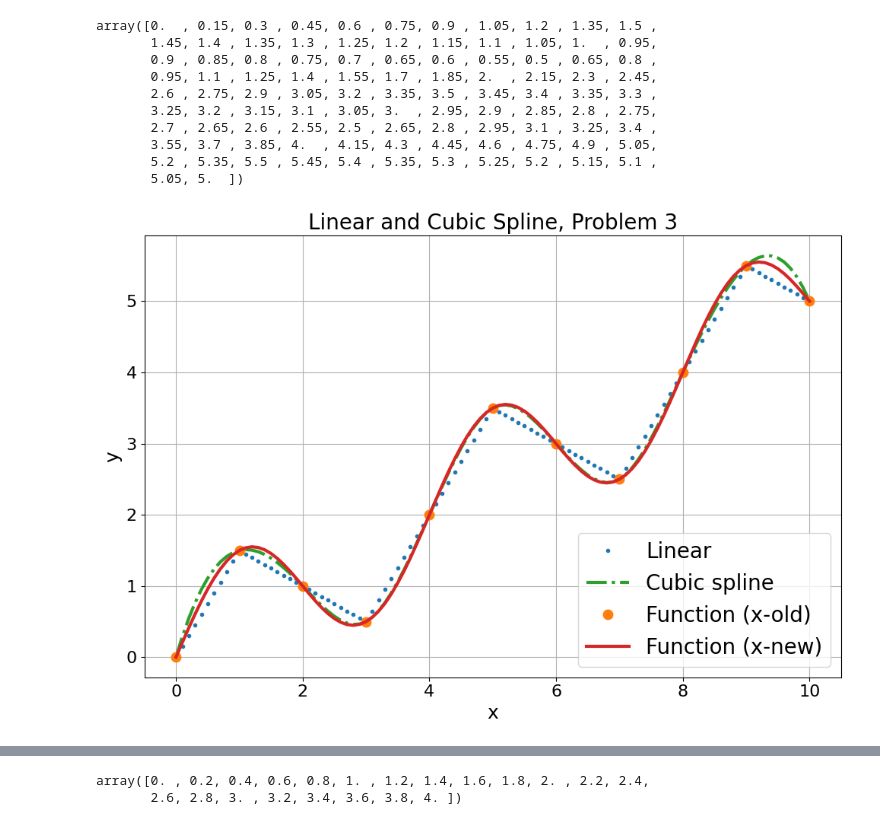
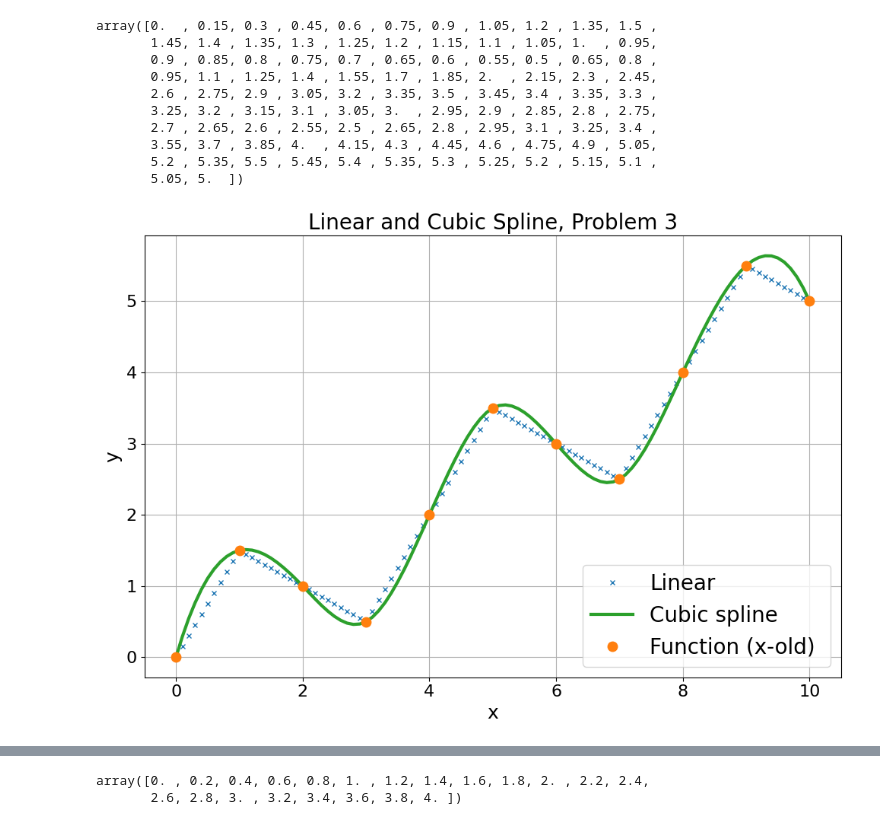
Before and after one commit to galih123star/computational2026, a Jupyter notebook: HW01_CPA.ipynb, the cells around one changed output, grey strips where cells are left out. Drawn from its saved outputs; the diff is of its cells as text; code cells hidden in the pictures.

```diff
--- a/HW01_CPA.ipynb
+++ b/HW01_CPA.ipynb
@@ -236,23 +225,23 @@ array([0.  , 0.15, 0.3 , 0.45, 0.6 , 0.75, 0.9 , 1.05, 1.2 , 1.35, 1.5 ,
 # %%
 plt.figure(figsize=(10, 7))
 
-plt.plot(x2new, y2new, 'o', label='Linear', color='tab:blue', markersize=3)
-plt.plot(x2new, y2_cubic, label='Cubic spline', color='tab:green', linewidth=3, linestyle='-.')
+plt.plot(x2new, y2new, 'x', label='Linear', color='tab:blue', markersize=5)
+plt.plot(x2new, y2_cubic, label='Cubic spline', color='tab:green', linewidth=3)
 plt.plot(x2, y2, 'o', label='Function (x-old) ', color='tab:orange', markersize=9)
-plt.plot(x2new, func(x2new), label='Function (x-new)', color='tab:red', linewidth=3)
+#plt.plot(x2new, func(x2new), label='Function (x-new)', color='tab:red', linewidth=3)
 
 plt.xlabel('x', size=18)
 plt.ylabel('y', size=18)
 plt.xticks(size=16)
 plt.yticks(size=16)
 plt.title('Linear and Cubic Spline, Problem 3', size=20)
 plt.legend(loc='lower right', fontsize=20)
 plt.grid(True)
 plt.tight_layout()
-#plt.savefig('HW01_Prob3a.png', dpi=250, transparent=True)
+plt.savefig('HW01_Prob3a.png', dpi=250, transparent=True)
 plt.show()
 # %% [output]
-[figure, old version]
+[figure, new version]
 # %%
 # Plot the relative error between your interpolated values (both linear and cubic
 # spline on the same plot) and the true function, in the domain 𝑥 = [0, 10]. The relative
```
Also changed, not shown: parts of 5 cells of this notebook.
